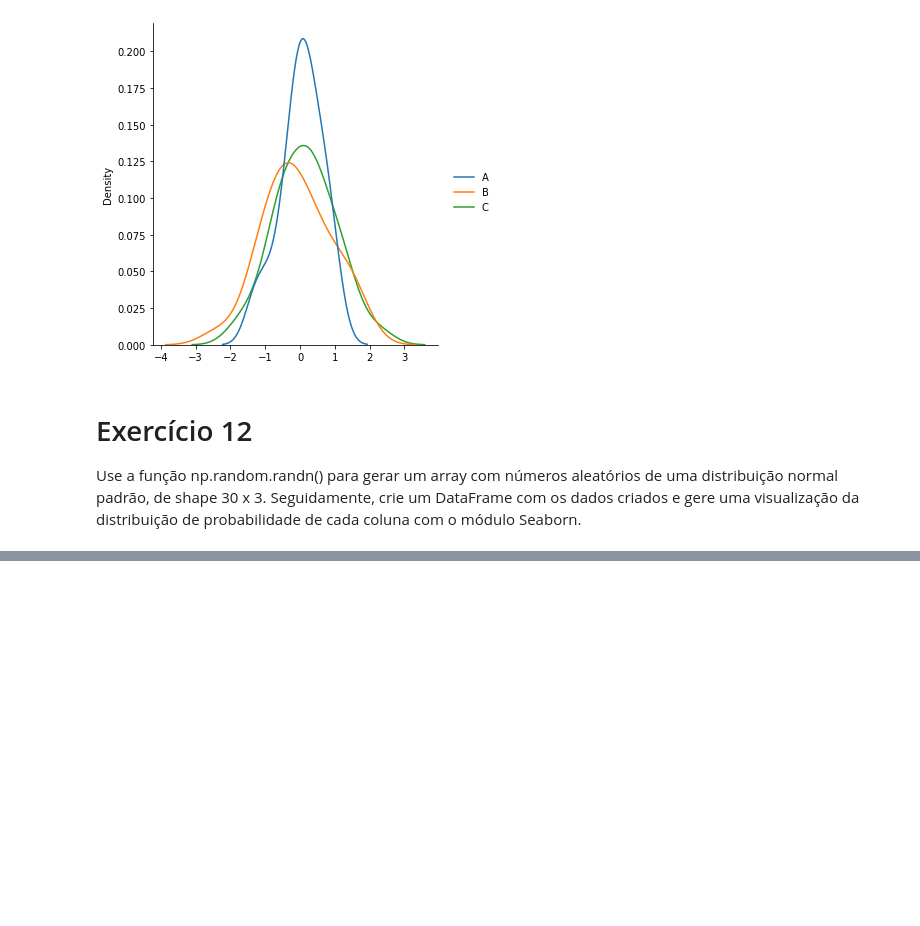
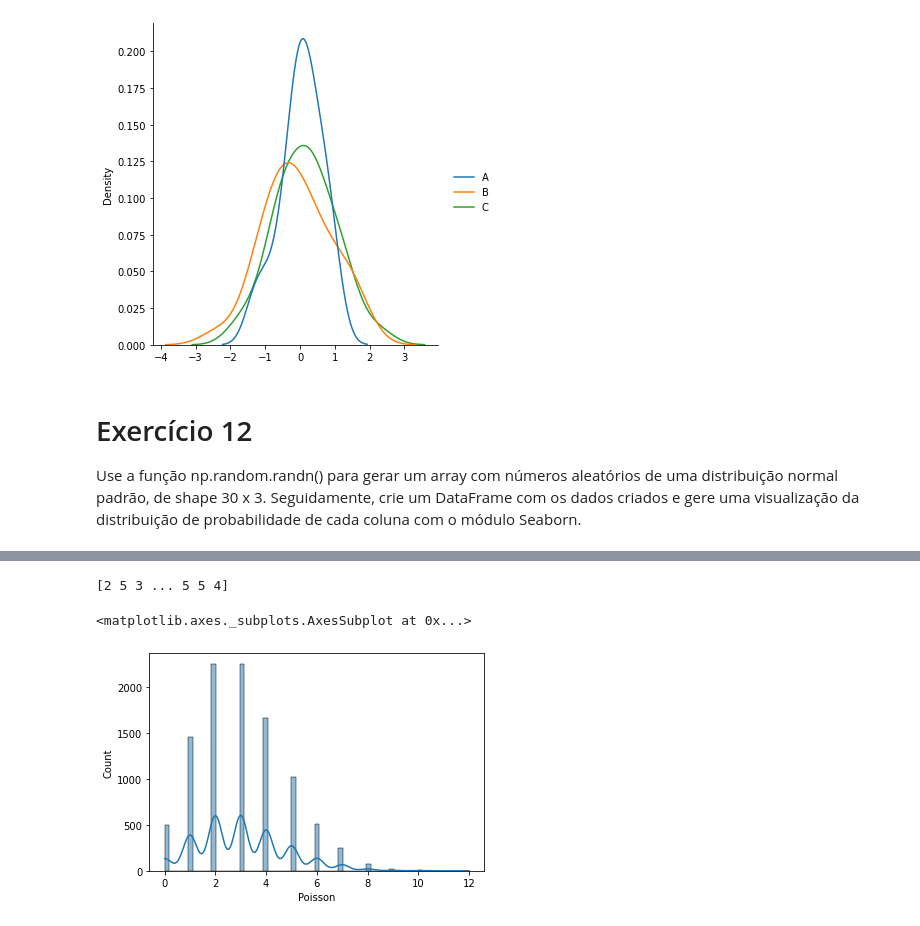
Before and after one commit to carlosedlucas/Exercicios_Data_Science_com_Python, a Jupyter notebook: Random_Numpy.ipynb, the cells around one changed output, grey strips where cells are left out. Saved outputs shown, nothing was run; the diff lists cells and outputs as text; code cells hidden in the pictures; blank space fills up the shorter version.

```diff
--- a/Random_Numpy.ipynb
+++ b/Random_Numpy.ipynb
@@ -226,0 +309,9 @@ Use a função np.random.randn() para gerar um array com números aleatórios de
+# %%
+a = random.poisson(lam=3,size=10000)
+print(a)
+series = pd.Series(a, name = 'Poisson')
+sns.histplot(series, kde = True)
+# %% [output]
+[2 5 3 ... 5 5 4]
+<matplotlib.axes._subplots.AxesSubplot at 0x...>
+[figure, added]
```
Also changed, not shown: parts of 19 cells of this notebook.
